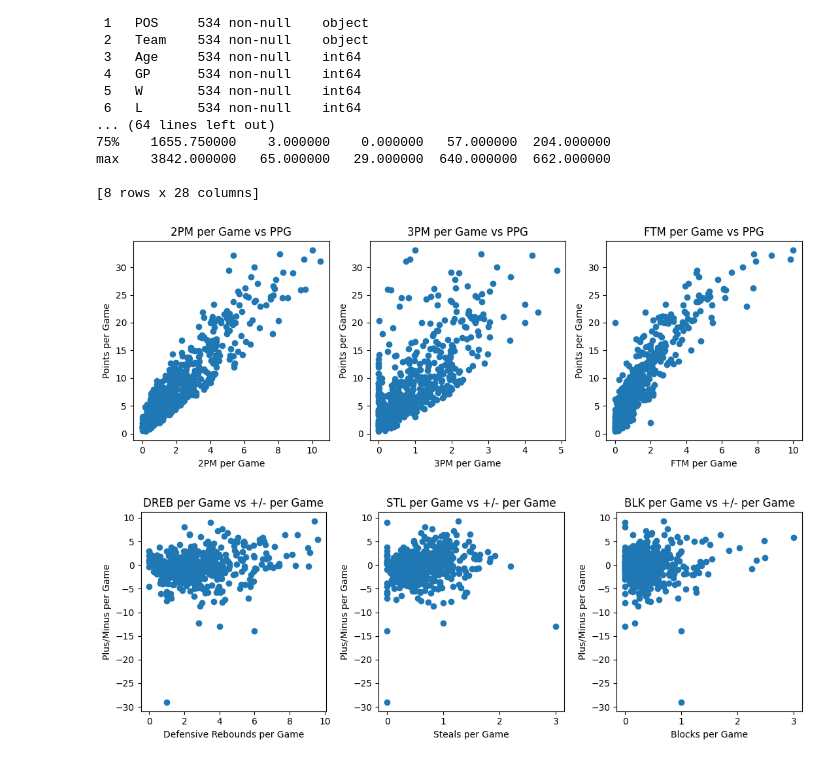
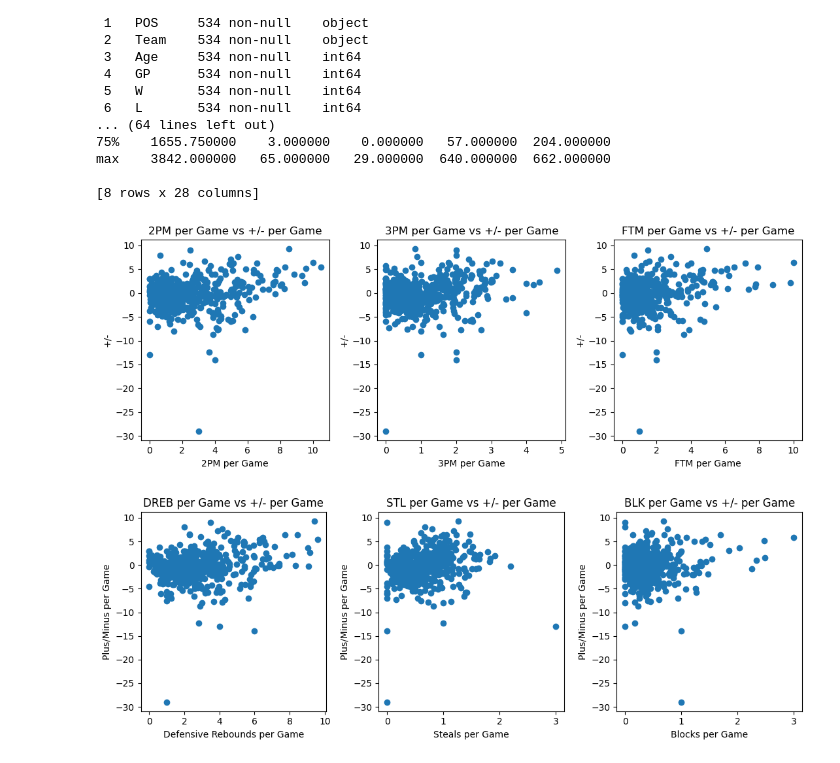
Before and after one commit to JoshuaDarilek/NBA_Stats_Data_Analysis_Project, a Jupyter notebook: nba_stats_analysis.ipynb, the cells around one changed output. Cells and saved outputs as stored; diff of their text form; code cells hidden in the pictures.

```diff
--- a/nba_stats_analysis.ipynb
+++ b/nba_stats_analysis.ipynb
@@ -170,32 +172,32 @@ fig.show()
 # %%
 ###############################################################################
 # Scatter plots for Hypothesis 1
-# Hypothesis 1: Which of the primary offensive metrics is the strongest driver
-# of points per game (PPG)?
+# Hypothesis 1: Which of the scoring metrics is the strongest driver
+# of a player's +/- number?
 ###############################################################################
 fig, axs = plt.subplots(1, 3, figsize=(11, 4))
 axs = axs.ravel()
 
 # Offensive metrics vs PPG (Points Per Game)
-axs[0].scatter(nba_player_stats['2PM'] / nba_player_stats['GP'], nba_player_stats['PTS'] / nba_player_stats['GP'])
-axs[0].set_title('2PM per Game vs PPG')
+axs[0].scatter(nba_player_stats['2PM'] / nba_player_stats['GP'], nba_player_stats['+/-'] / nba_player_stats['GP'])
+axs[0].set_title('2PM per Game vs +/- per Game')
 axs[0].set_xlabel('2PM per Game')
-axs[0].set_ylabel('Points per Game')
+axs[0].set_ylabel('+/-')
 
-axs[1].scatter(nba_player_stats['3PM'] / nba_player_stats['GP'], nba_player_stats['PTS'] / nba_player_stats['GP'])
-axs[1].set_title('3PM per Game vs PPG')
+axs[1].scatter(nba_player_stats['3PM'] / nba_player_stats['GP'], nba_player_stats['+/-'] / nba_player_stats['GP'])
+axs[1].set_title('3PM per Game vs +/- per Game')
 axs[1].set_xlabel('3PM per Game')
-axs[1].set_ylabel('Points per Game')
+axs[1].set_ylabel('+/-')
 
-axs[2].scatter(nba_player_stats['FTM'] / nba_player_stats['GP'], nba_player_stats['PTS'] / nba_player_stats['GP'])
-axs[2].set_title('FTM per Game vs PPG')
+axs[2].scatter(nba_player_stats['FTM'] / nba_player_stats['GP'], nba_player_stats['+/-'] / nba_player_stats['GP'])
+axs[2].set_title('FTM per Game vs +/- per Game')
 axs[2].set_xlabel('FTM per Game')
-axs[2].set_ylabel('Points per Game')
+axs[2].set_ylabel('+/-')
 
 plt.tight_layout()
 plt.show()
 # %% [output]
-[figure, old version]
+[figure, new version]
 # %%
 ###############################################################################
 # Scatter plots for Hypothesis 2
```
Also changed, not shown: parts of 5 cells of this notebook.
